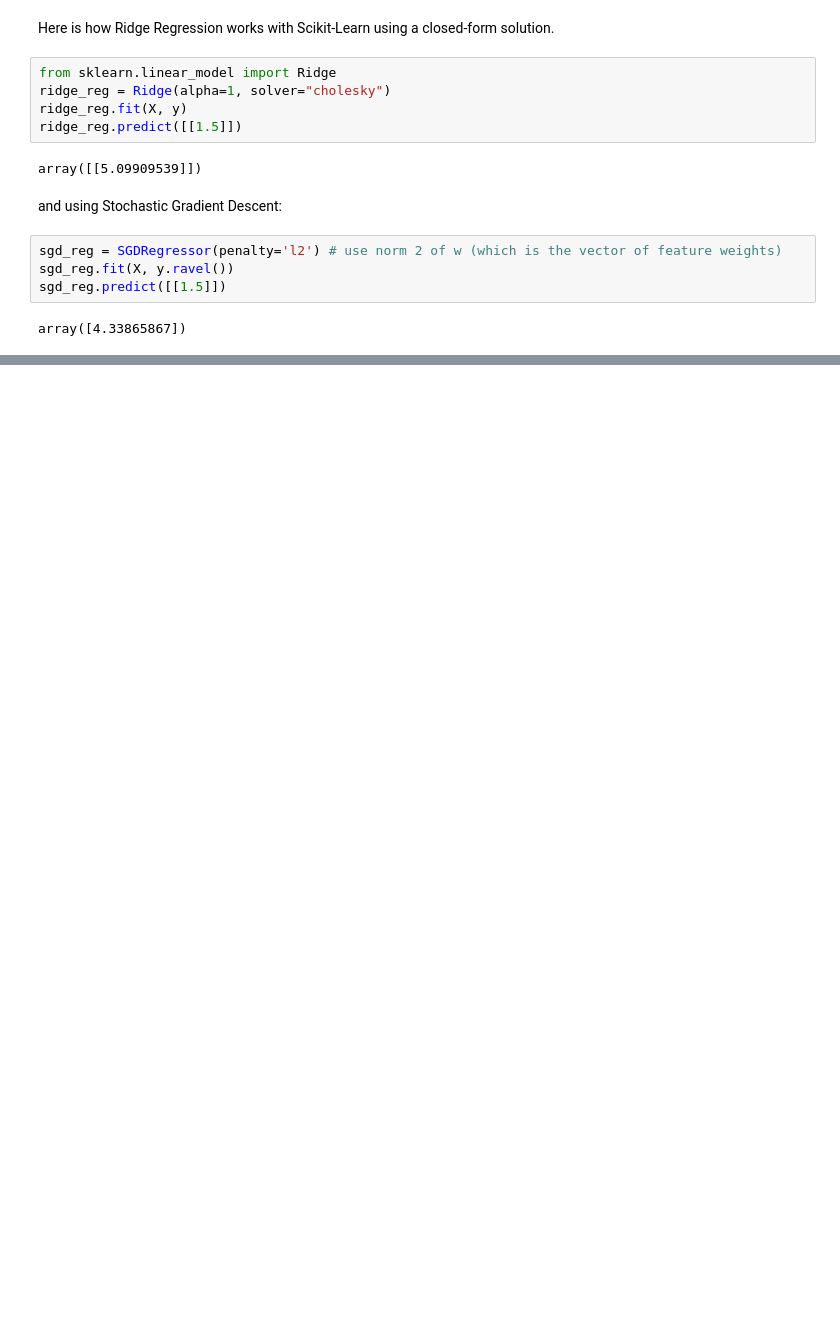
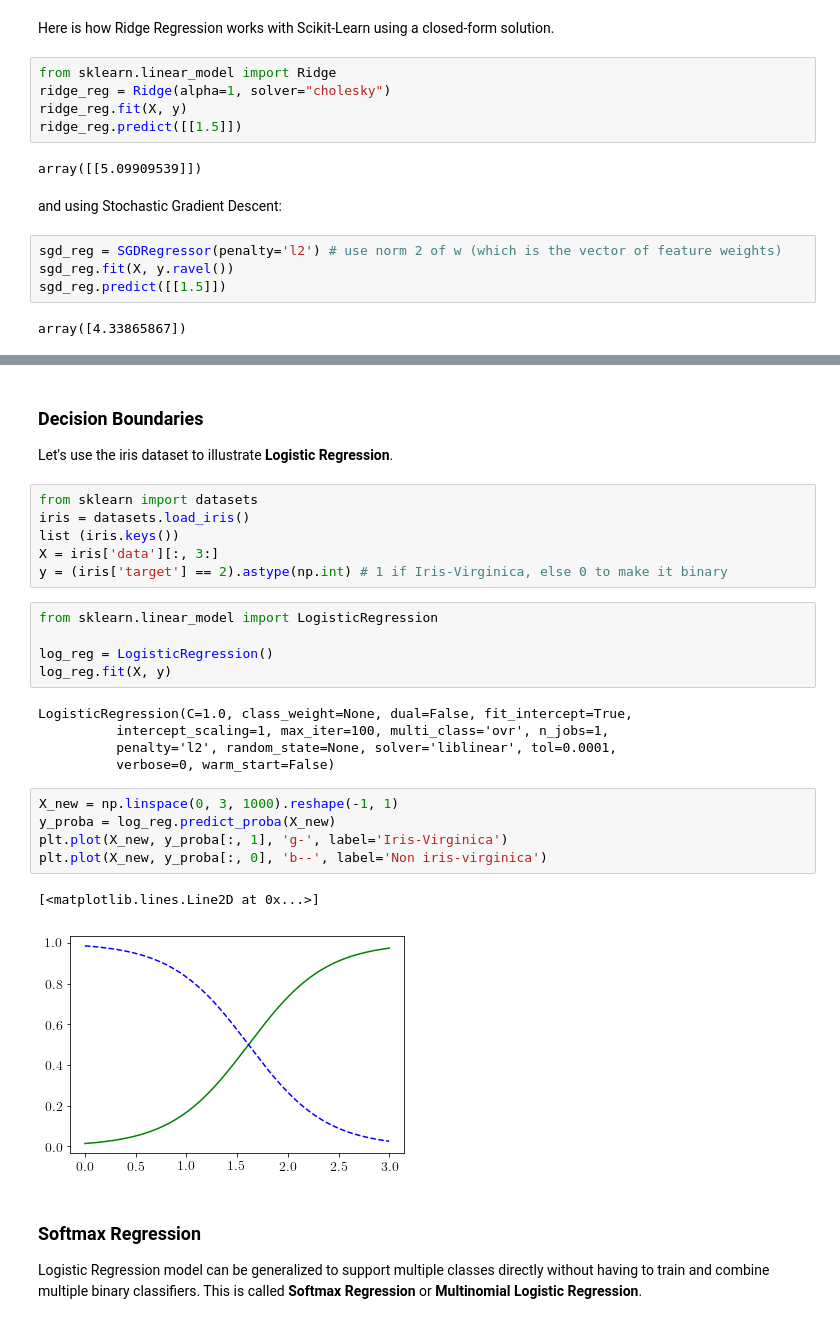
Before and after one commit to beginner1010/MachineLearning, a Jupyter notebook: Chapter 4 Training Models.ipynb, the cells around one changed output, grey strips where cells are left out. Saved outputs shown, nothing was run; the diff lists cells and outputs as text; blank space fills up the shorter version.

```diff
--- a/Chapter 4 Training Models.ipynb
+++ b/Chapter 4 Training Models.ipynb
@@ -281,0 +407,32 @@ array([4.33865867])
+# %% [markdown]
+### Decision Boundaries
+
+Let's use the iris dataset to illustrate __Logistic Regression__.
+# %%
+from sklearn import datasets
+iris = datasets.load_iris()
+list (iris.keys())
+X = iris['data'][:, 3:]
+y = (iris['target'] == 2).astype(np.int) # 1 if Iris-Virginica, else 0 to make it binary
+# %%
+from sklearn.linear_model import LogisticRegression
+
+log_reg = LogisticRegression()
+log_reg.fit(X, y)
+# %% [output]
+LogisticRegression(C=1.0, class_weight=None, dual=False, fit_intercept=True,
+          intercept_scaling=1, max_iter=100, multi_class='ovr', n_jobs=1,
+          penalty='l2', random_state=None, solver='liblinear', tol=0.0001,
+          verbose=0, warm_start=False)
+# %%
+X_new = np.linspace(0, 3, 1000).reshape(-1, 1)
+y_proba = log_reg.predict_proba(X_new)
+plt.plot(X_new, y_proba[:, 1], 'g-', label='Iris-Virginica')
+plt.plot(X_new, y_proba[:, 0], 'b--', label='Non iris-virginica')
+# %% [output]
+[<matplotlib.lines.Line2D at 0x...>]
+[figure, added]
+# %% [markdown]
+### Softmax Regression
+
+Logistic Regression model can be generalized to support multiple classes directly without having to train and combine multiple binary classifiers. This is called __Softmax Regression__ or __Multinomial Logistic Regression__.
```
Also changed, not shown: parts of 14 cells of this notebook.
